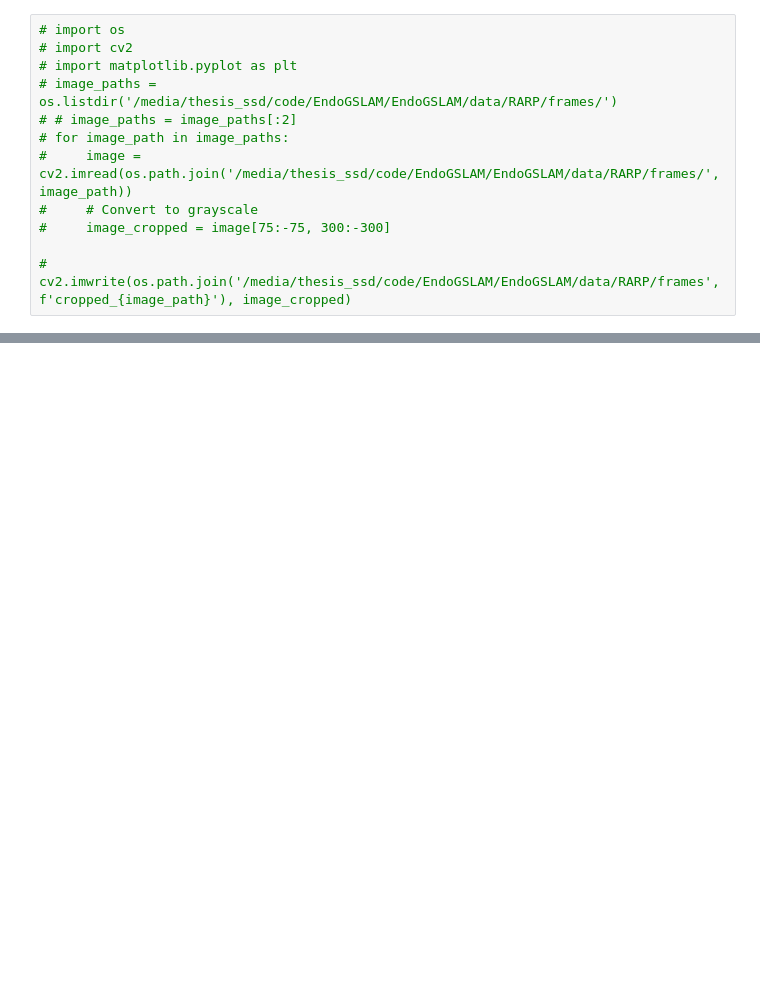
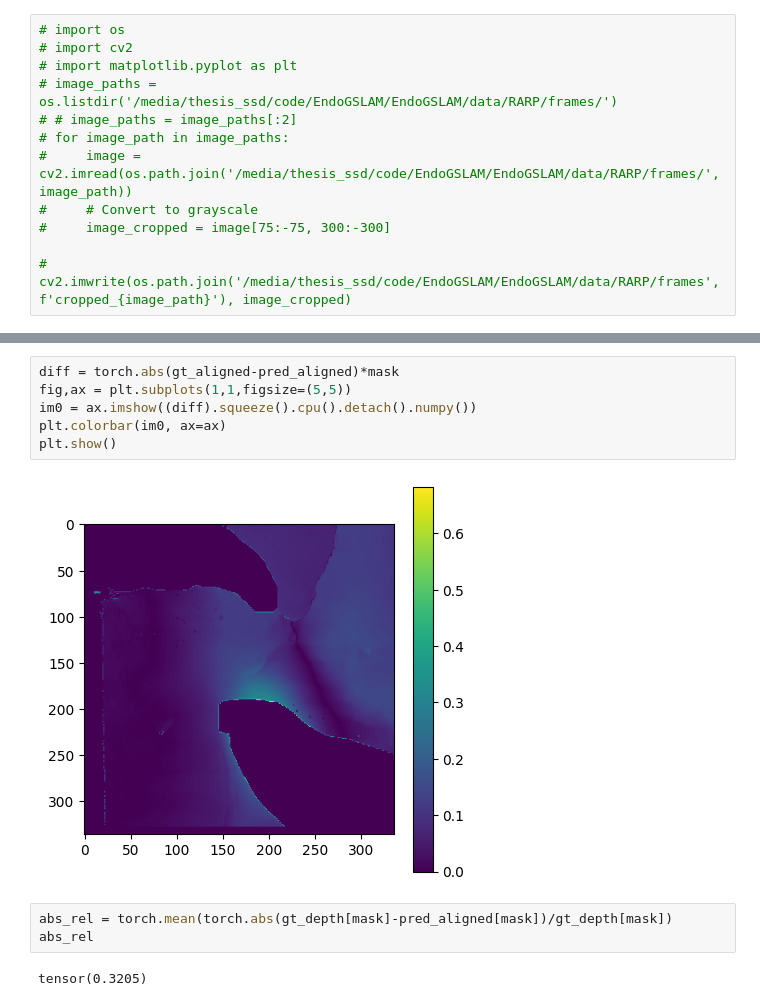
Before and after one commit to nasrelkad/SurgeSplam_deformation, a Jupyter notebook: eval.ipynb, the cells around one changed output, grey strips where cells are left out. Drawn from its saved outputs; the diff is of its cells as text; blank space fills up the shorter version.

```diff
--- a/eval.ipynb
+++ b/eval.ipynb
@@ -280,0 +299,13 @@ image_paths[2:]
+# %%
+diff = torch.abs(gt_aligned-pred_aligned)*mask
+fig,ax = plt.subplots(1,1,figsize=(5,5))
+im0 = ax.imshow((diff).squeeze().cpu().detach().numpy())
+plt.colorbar(im0, ax=ax)
+plt.show()
+# %% [output]
+[figure, added]
+# %%
+abs_rel = torch.mean(torch.abs(gt_depth[mask]-pred_aligned[mask])/gt_depth[mask])
+abs_rel
+# %% [output]
+tensor(0.3205)
```
Also changed, not shown: parts of 14 cells of this notebook, 4 other files.
